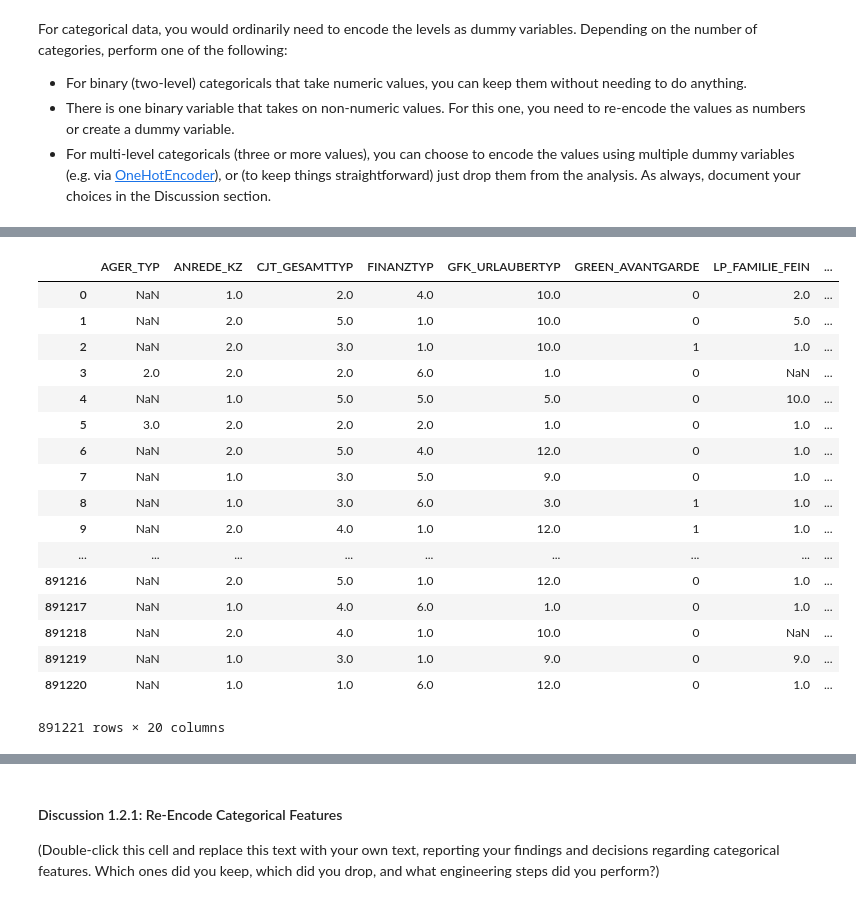
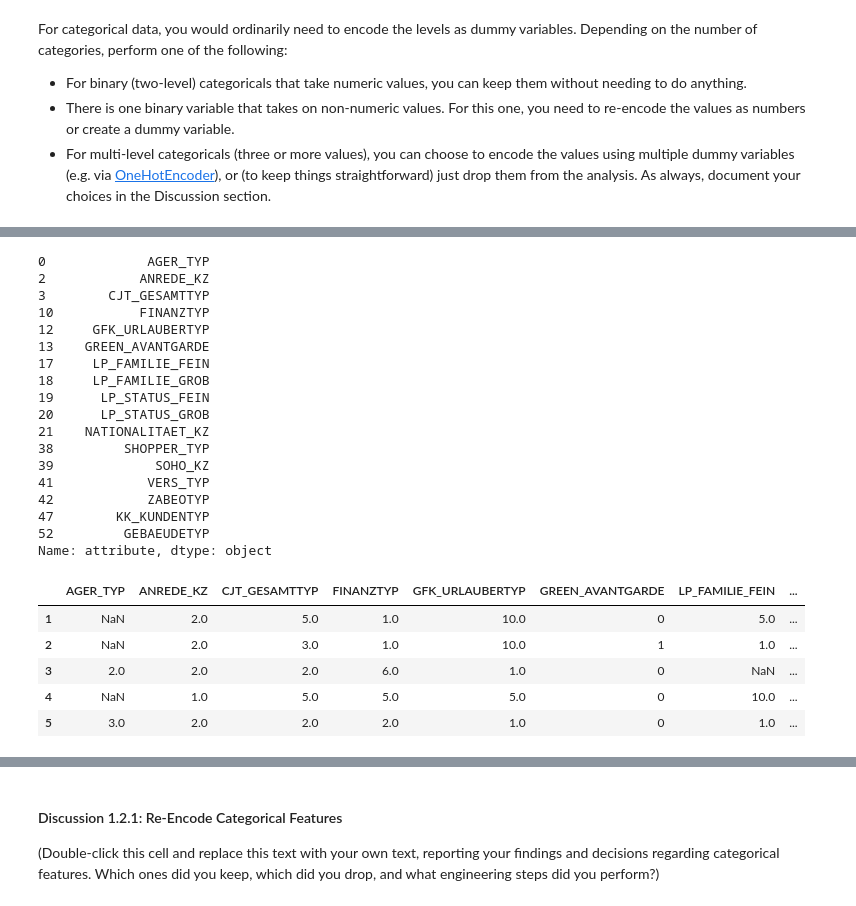
Before and after one commit to jihangshin/udacity, a Jupyter notebook: Identify Customer Segments/Identify_Customer_Segments.ipynb, the cells around one changed output, grey strips where cells are left out. Drawn from its saved outputs; the diff is of its cells as text; code cells hidden in the pictures.

```diff
--- a/Identify Customer Segments/Identify_Customer_Segments.ipynb
+++ b/Identify Customer Segments/Identify_Customer_Segments.ipynb
@@ -337,0 +346,6 @@ categorical
+# %%
+# drop 'TITEL_KZ', bc 'TITEL_KZ' columns is not existed anymore in azdias dataframe
+feat_info_df = feat_info_df[feat_info_df.attribute != 'TITEL_KZ']
+# %%
+categorical_df = feat_info_df[feat_info_df['type'] == 'categorical']
+categorical_df
@@ -337,0 +370,5 @@ categorical
+# %%
+# drop na for OneHotEncoder later
+categorical_attribute = categorical_df['attribute']
+azdias_df_lte_30_dropped = azdias_df_lte_30[categorical_attribute].dropna() # drop NaN rows
+azdias_df_lte_30_dropped[categorical_attribute].head()
@@ -337,0 +382,12 @@ categorical
+# %%
+#convert non-numeric values to dummy number
+for col in azdias_df_lte_30_dropped[categorical_attribute].columns:
+    dtype = azdias_df_lte_30_dropped[col].dtype
+    if dtype == "object": #non-numeric case
+        print(col, len(azdias_df_lte_30_dropped[col].unique()), azdias_df_lte_30_dropped[col].unique())
+        dummy = pd.get_dummies(azdias_df_lte_30_dropped[col])
+        azdias_df_lte_30_dropped = pd.concat([azdias_df_lte_30_dropped, dummy], axis=1) #add dummy columns at the end
+        azdias_df_lte_30_dropped = azdias_df_lte_30_dropped.drop(columns=[col])  #drop the original column
+
+        #remove the processed columns from categorical_attribute list, do not need have to re-encode
+        categorical_df = categorical_df[categorical_df.attribute != col]
@@ -338,31 +421,30 @@ categorical
 # %%
-# Assess categorical variables: which are binary, which are multi-level, and
-# which one needs to be re-encoded?
-categorical_attribute = categorical['attribute']
-
-# drop 'TITEL_KZ', bc 'TITEL_KZ' columns is not existed anymore in azdias dataframe
-categorical_attribute = categorical_attribute.where(categorical_attribute != 'TITEL_KZ')
-categorical_attribute = categorical_attribute.dropna()
-# print(categorical_attribute)
-
+categorical_attribute = categorical_df['attribute']
+print(categorical_attribute)
 # How to figure out which variable is binary, multi-level... by coding, not by looking at actual data
-azdias[categorical_attribute]
+azdias_df_lte_30[categorical_attribute].head()
 # %% [output]
+0             AGER_TYP
+2            ANREDE_KZ
+3        CJT_GESAMTTYP
+10           FINANZTYP
+12     GFK_URLAUBERTYP
+13    GREEN_AVANTGARDE
+17     LP_FAMILIE_FEIN
+18     LP_FAMILIE_GROB
+19      LP_STATUS_FEIN
+20      LP_STATUS_GROB
+21    NATIONALITAET_KZ
+38         SHOPPER_TYP
+39             SOHO_KZ
+41            VERS_TYP
+42            ZABEOTYP
+47        KK_KUNDENTYP
+52         GEBAEUDETYP
+Name: attribute, dtype: object
 |  | AGER_TYP | ANREDE_KZ | CJT_GESAMTTYP | FINANZTYP | GFK_URLAUBERTYP | GREEN_AVANTGARDE | LP_FAMILIE_FEIN | ... |
-| 0 | NaN | 1.0 | 2.0 | 4.0 | 10.0 | 0 | 2.0 | ... |
 | 1 | NaN | 2.0 | 5.0 | 1.0 | 10.0 | 0 | 5.0 | ... |
 | 2 | NaN | 2.0 | 3.0 | 1.0 | 10.0 | 1 | 1.0 | ... |
 | 3 | 2.0 | 2.0 | 2.0 | 6.0 | 1.0 | 0 | NaN | ... |
 | 4 | NaN | 1.0 | 5.0 | 5.0 | 5.0 | 0 | 10.0 | ... |
 | 5 | 3.0 | 2.0 | 2.0 | 2.0 | 1.0 | 0 | 1.0 | ... |
-| 6 | NaN | 2.0 | 5.0 | 4.0 | 12.0 | 0 | 1.0 | ... |
-| 7 | NaN | 1.0 | 3.0 | 5.0 | 9.0 | 0 | 1.0 | ... |
-| 8 | NaN | 1.0 | 3.0 | 6.0 | 3.0 | 1 | 1.0 | ... |
-| 9 | NaN | 2.0 | 4.0 | 1.0 | 12.0 | 1 | 1.0 | ... |
-| ... | ... | ... | ... | ... | ... | ... | ... | ... |
-| 891216 | NaN | 2.0 | 5.0 | 1.0 | 12.0 | 0 | 1.0 | ... |
-| 891217 | NaN | 1.0 | 4.0 | 6.0 | 1.0 | 0 | 1.0 | ... |
-| 891218 | NaN | 2.0 | 4.0 | 1.0 | 10.0 | 0 | NaN | ... |
-| 891219 | NaN | 1.0 | 3.0 | 1.0 | 9.0 | 0 | 9.0 | ... |
-| 891220 | NaN | 1.0 | 1.0 | 6.0 | 12.0 | 0 | 1.0 | ... |
-891221 rows × 20 columns
```
Also changed, not shown: parts of 27 cells of this notebook, 1 other file.
